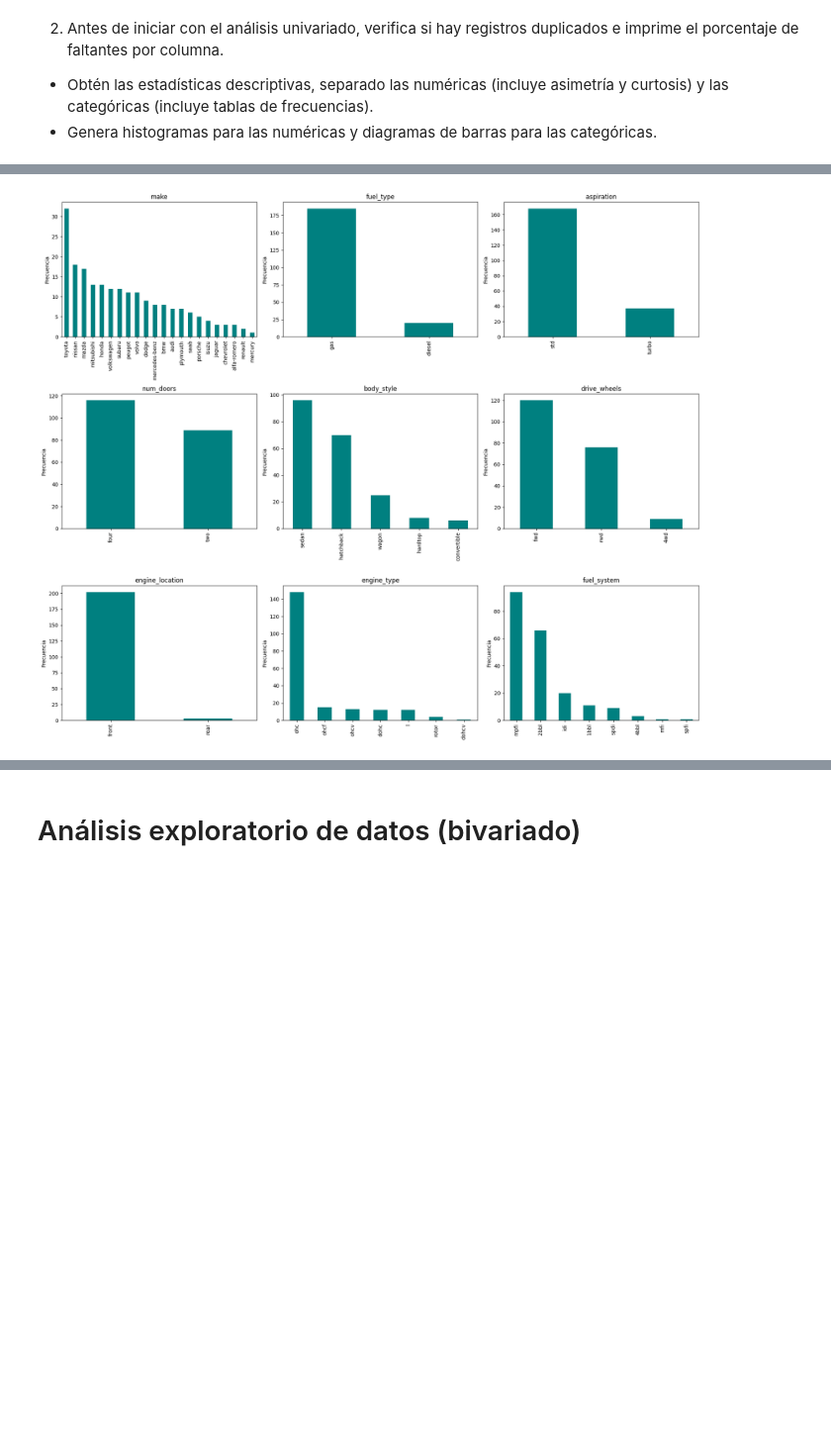
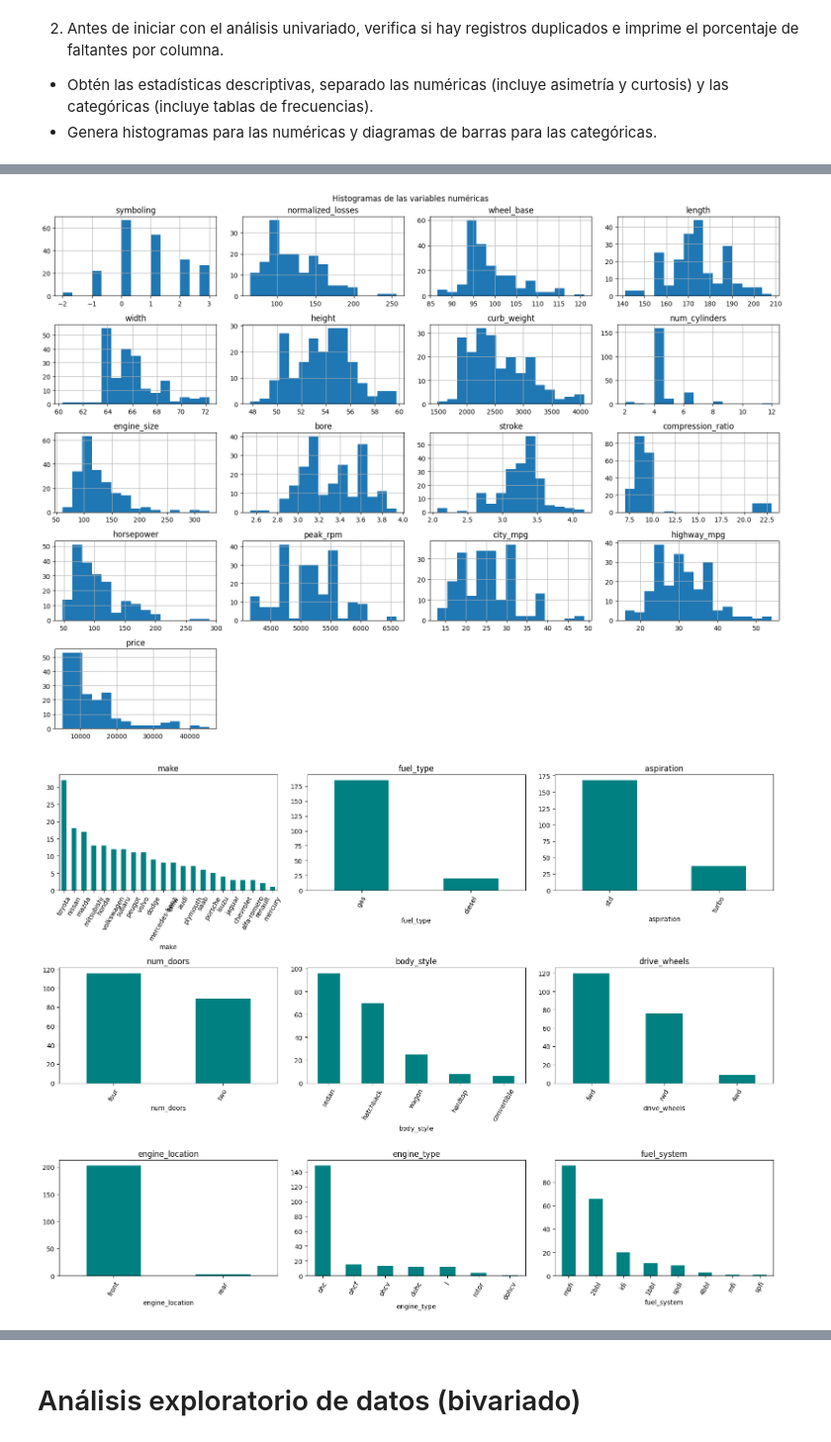
Before and after one commit to Aaron3312/Especializacion-ia, a Jupyter notebook: ciencia-analitica-datos/actividad-07-pca/Actividad7PCA_Equipo29.ipynb, the cells around one changed output, grey strips where cells are left out. Shown at 99% size. Cells and saved outputs as stored; diff of their text form; code cells hidden in the pictures; blank space fills up the shorter version.

```diff
--- a/ciencia-analitica-datos/actividad-07-pca/Actividad7PCA_Equipo29.ipynb
+++ b/ciencia-analitica-datos/actividad-07-pca/Actividad7PCA_Equipo29.ipynb
@@ -117,0 +91,4 @@ Respuesta: El símbolo ? aparece en cinco columnas: normalized_losses (41 regist
+# %%
+# Contar cuántas veces aparece '?' en cada columna
+signos = (cars_df == '?').sum()
+signos[signos > 0]
@@ -177,10 +142,8 @@ Respuesta: No hay registros duplicados. Solo cinco columnas tienen faltantes: no
 # %%
-num_cols = cars_df.select_dtypes(include='number').columns
-cat_cols = cars_df.select_dtypes(exclude='number').columns
-
-# Estadísticas descriptivas de las numéricas con asimetría y curtosis
-desc_num = cars_df[num_cols].describe().T
-desc_num['skew'] = cars_df[num_cols].skew()
-desc_num['kurtosis'] = cars_df[num_cols].kurt()
+# Estadísticas descriptivas de las numéricas, con asimetría y curtosis
+num_df = cars_df.select_dtypes(include='number')
+desc_num = num_df.describe().T
+desc_num['asimetria'] = num_df.skew()
+desc_num['curtosis'] = num_df.kurt()
 desc_num.round(2)
 # %% [output]
@@ -218,5 +168,7 @@ cars_df[cat_cols].describe().T
 # %%
-# Tablas de frecuencia de las variables categóricas
-for col in cat_cols:
-    print(cars_df[col].value_counts().to_frame(), '\n')
+# Tablas de frecuencias de las 9 variables de texto
+cat_df = cars_df.select_dtypes(include='object')
+for col in cat_df.columns:
+    print(f'--- {col} ---')
+    print(cat_df[col].value_counts(), '\n')
 # %% [output]
@@ -247,12 +211,18 @@ plt.show()
 # %%
-# Diagramas de barras de las variables categóricas
-fig, axes = plt.subplots(3, 3, figsize=(18, 15))
-for ax, col in zip(axes.flatten(), cat_cols):
-    cars_df[col].value_counts().plot(kind='bar', ax=ax, color='teal')
-    ax.set_title(col)
-    ax.set_xlabel('')
-    ax.set_ylabel('Frecuencia')
+# Histogramas de las numéricas
+num_df.hist(bins=15, figsize=(16, 12))
+plt.suptitle('Histogramas de las variables numéricas')
 plt.tight_layout()
 plt.show()
+
+# Barras de las categóricas
+fig, axes = plt.subplots(3, 3, figsize=(16, 12))
+for ax, col in zip(axes.flat, cat_df.columns):
+    cat_df[col].value_counts().plot(kind='bar', ax=ax, color='teal')
+    ax.set_title(col)
+    ax.tick_params(axis='x', rotation=60)
+plt.tight_layout()
+plt.show()
 # %% [output]
-[figure, old version]
+[figure, new version]
+[figure, added]
```
Also changed, not shown: parts of 68 cells of this notebook, 1 other file.
